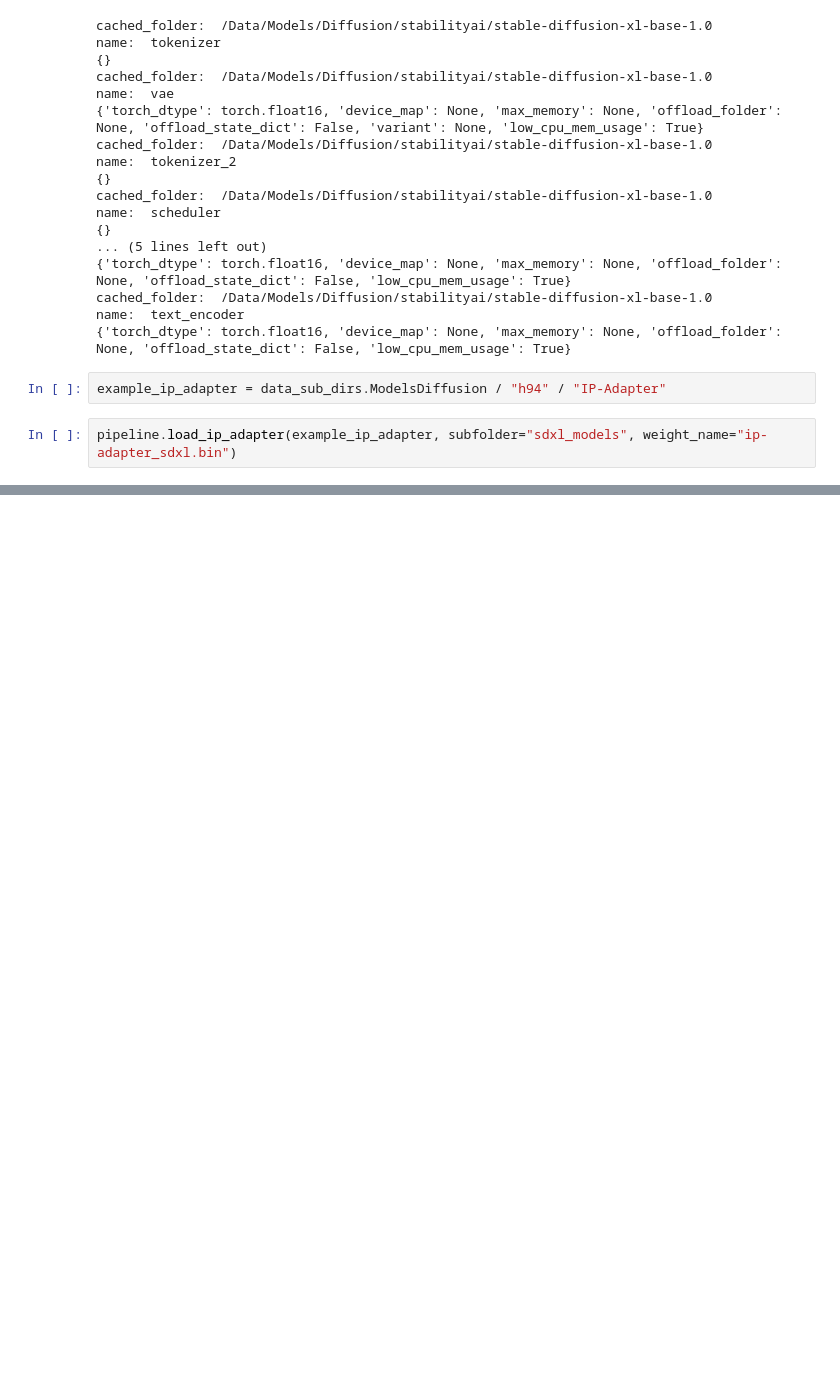
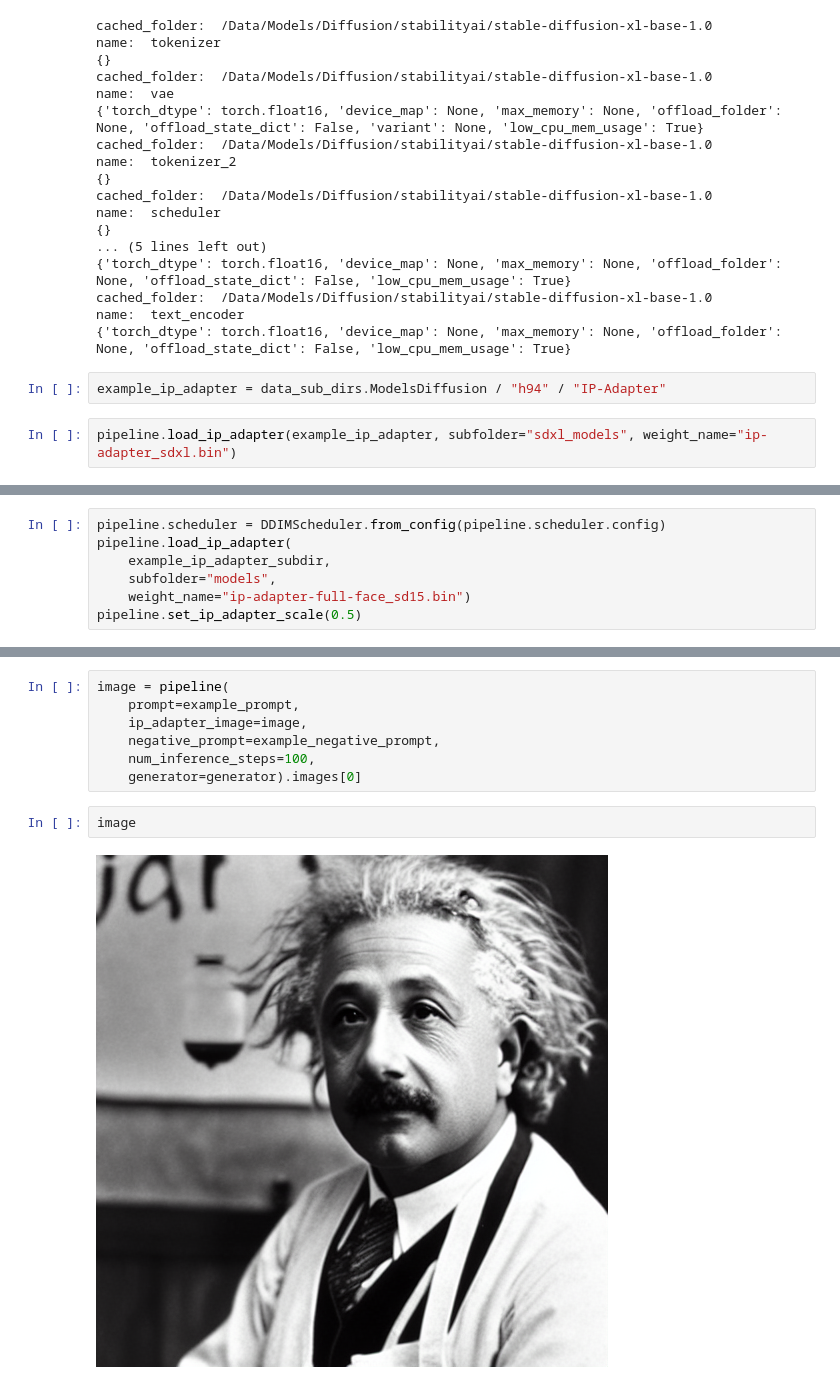
Before and after one commit to InServiceOfX/InServiceOfX, a Jupyter notebook: Notebooks/ThirdParty/HuggingFace/diffusers/IP-Adapter.ipynb, the cells around one changed output, grey strips where cells are left out. Cells and saved outputs as stored; diff of their text form; blank space fills up the shorter version.

```diff
--- a/Notebooks/ThirdParty/HuggingFace/diffusers/IP-Adapter.ipynb
+++ b/Notebooks/ThirdParty/HuggingFace/diffusers/IP-Adapter.ipynb
@@ -68,0 +107,7 @@ pipeline.load_ip_adapter(example_ip_adapter, subfolder="sdxl_models", weight_nam
+# %%
+pipeline.scheduler = DDIMScheduler.from_config(pipeline.scheduler.config)
+pipeline.load_ip_adapter(
+    example_ip_adapter_subdir,
+    subfolder="models",
+    weight_name="ip-adapter-full-face_sd15.bin")
+pipeline.set_ip_adapter_scale(0.5)
@@ -68,0 +127,11 @@ pipeline.load_ip_adapter(example_ip_adapter, subfolder="sdxl_models", weight_nam
+# %%
+image = pipeline(
+    prompt=example_prompt,
+    ip_adapter_image=image,
+    negative_prompt=example_negative_prompt,
+    num_inference_steps=100,
+    generator=generator).images[0]
+# %%
+image
+# %% [output]
+[figure, added]
```
Also changed, not shown: parts of 28 cells of this notebook.
